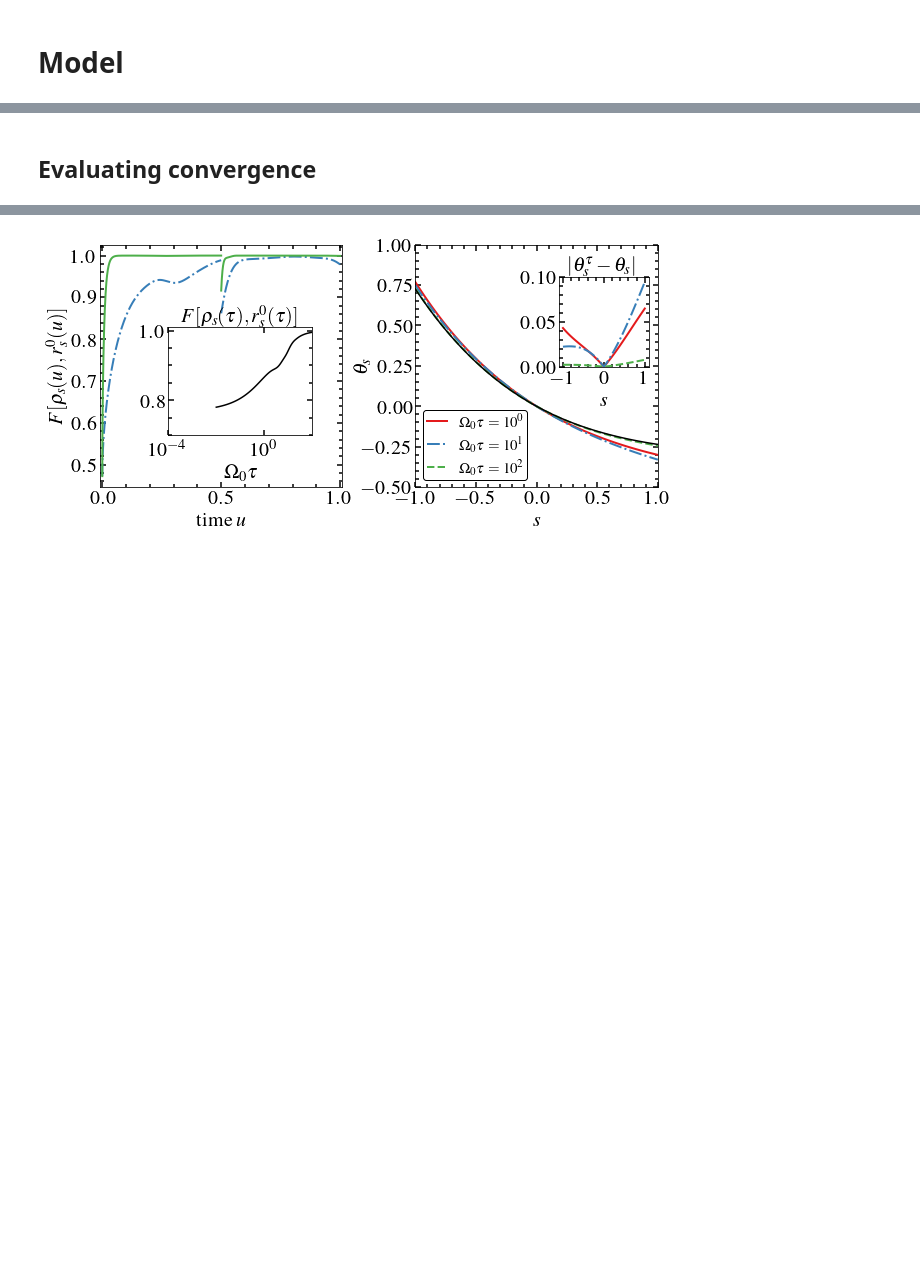
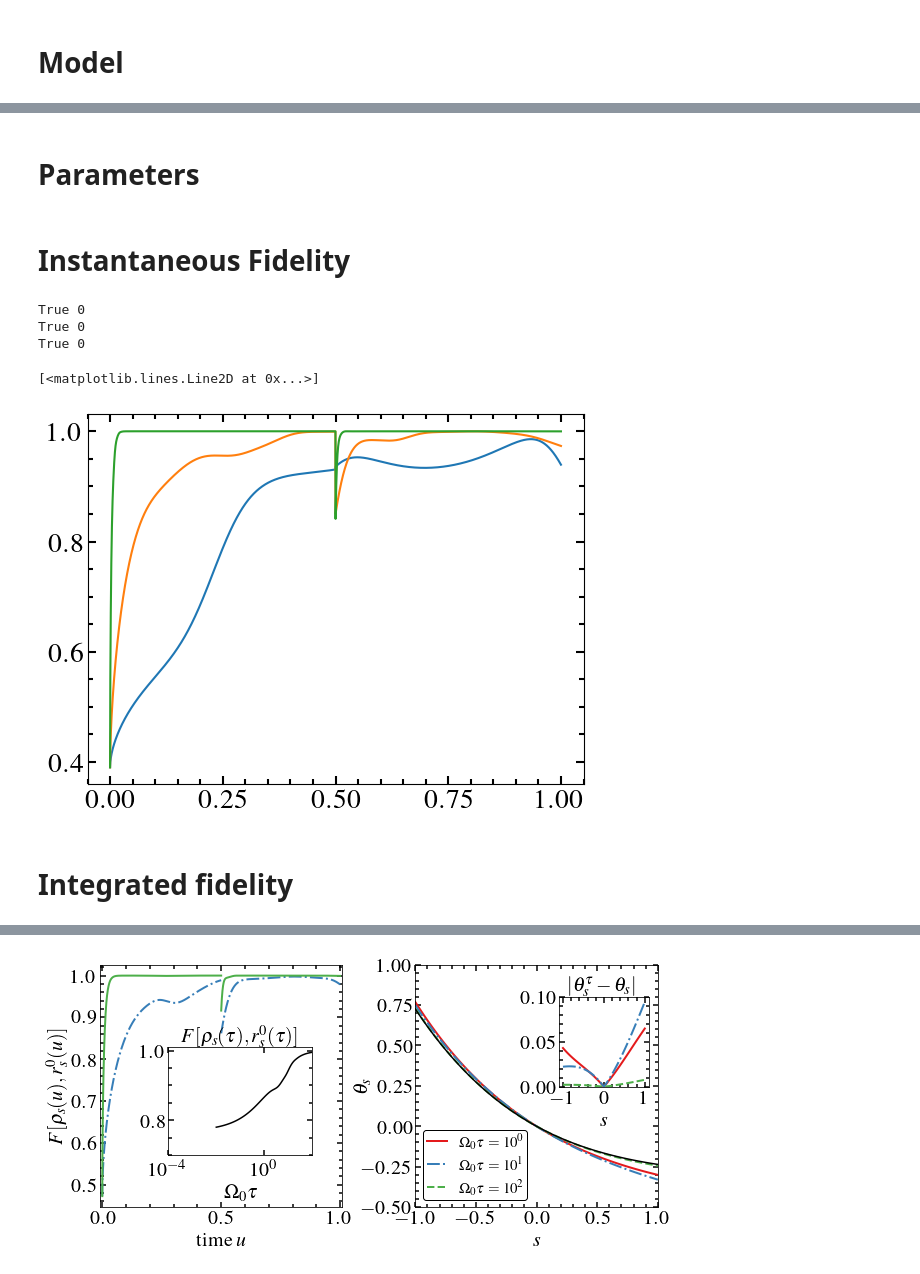
Before and after one commit to PauloJPS/2024-large-deviation-full-counting-statistics-in-adiabatic-open-quantum-dynamics, a Jupyter notebook: Codes/Adiabaticity_against_Quench.ipynb, the cells around one changed output, grey strips where cells are left out. Saved outputs shown, nothing was run; the diff lists cells and outputs as text; code cells hidden in the pictures; blank space fills up the shorter version.

```diff
--- a/Codes/Adiabaticity_against_Quench.ipynb
+++ b/Codes/Adiabaticity_against_Quench.ipynb
@@ -228,39 +214,34 @@ Quantum object: dims = [[2], [2]], shape = (2, 2), type = oper, isherm = True $
 # %%
 ####
-#### Defining the operators in the vector form
+#### Vectorized tilted operator
 ####
 
-Ide = qt.qeye(2)
+def Tilted_lindbladian(t, args):
 
-Flat_state = np.ravel(Ide.full())
+    H = args["H"]
+    Lm = args["Lm"]
+    H0 = H[0]
+    H1 = H[1][0]
 
-# The components of the tilted map
+    driving_t = H[1][1]
 
-Flat_H0    = -1.0j*(qt.tensor(Ide, H0) - qt.tensor(H0.trans(), Ide)).full()
+    Ide = qt.qeye(2)
 
-Flat_H1    = -1.0j*(qt.tensor(Ide, H1) - qt.tensor(H1.trans(), Ide)).full()
+    Flat_H0    = -1.0j*(qt.tensor(Ide, H0) - qt.tensor(H0.trans(), Ide)).full()
 
-Flat_inco_m = -(1.0/2.0)*(qt.tensor(Ide, Lm.dag()*Lm) + qt.tensor((Lm.dag()*Lm).trans(), Ide)).full()
+    Flat_H1    = -1.0j*(qt.tensor(Ide, H1) - qt.tensor(H1.trans(), Ide)).full()
 
-Flat_inco_p = -(1.0/2.0)*(qt.tensor(Ide, Lp.dag()*Lp) + qt.tensor((Lp.dag()*Lp).trans(), Ide)).full()
+    Flat_inco_m = -(1.0/2.0)*(qt.tensor(Ide, Lm.dag()*Lm) + qt.tensor((Lm.dag()*Lm).trans(), Ide)).full()
 
-Flat_jump_m = (qt.tensor(Lm.conj(),Lm)).full()
+    Flat_jump_m = (qt.tensor(Lm.conj(),Lm)).full()
 
-Flat_jump_p = (qt.tensor(Lp.conj(),Lp)).full()
-
-#### Definig the functions
-
-def Tilted_lindbladian(t, args):
-    n_occ = 1.0/(np.exp(args["omega"]/args["tempe"]) - 1)
 
     Wst = (Flat_H0 * args["omega"]
-         + Flat_H1 * driving(t, args)
-         + Flat_inco_m * (args["gamma"] * (n_occ + 1))
-         + Flat_inco_p * (args["gamma"] * (n_occ + 0))
-         + Flat_jump_m * (args["gamma"] * (n_occ + 1)) * np.exp(-args["sm"])#*args["omega"]/args["tempe"])
-         + Flat_jump_p * (args["gamma"] * (n_occ + 0)) * np.exp(-args["sp"]))#*args["omega"]/args["tempe"]))
+         + Flat_H1 * driving_t(t, args)
+         + Flat_inco_m * args["gamma"]
+         + Flat_jump_m * args["gamma"] * np.exp(-args["s"]))
 
     return Wst.astype(complex)
 # %% [markdown]
-## Evaluating convergence
+# Parameters
 # %%
@@ -293,3 +283,5 @@ for t in tlist:
+# %% [markdown]
+# Instantaneous Fidelity
 # %%
 ##
 ## Fig a)
@@ -330,2 +326,17 @@ for tau in taus:
+# %%
+Tlist_list, Fidelity_list = get_Fidelity_tau(rho0, H, Lm, tlist, taulist=[2, 20, 300])
+# %% [output]
+True 0
+True 0
+True 0
+# %%
+plt.plot(Tlist_list[0]/Tlist_list[0][-1], Fidelity_list[0])
+plt.plot(Tlist_list[1]/Tlist_list[1][-1], Fidelity_list[1])
+plt.plot(Tlist_list[2]/Tlist_list[2][-1], Fidelity_list[2])
+# %% [output]
+[<matplotlib.lines.Line2D at 0x...>]
+[figure, added]
+# %% [markdown]
+# Integrated fidelity
 # %%
 
```
Also changed, not shown: parts of 19 cells of this notebook, 7 other files.
